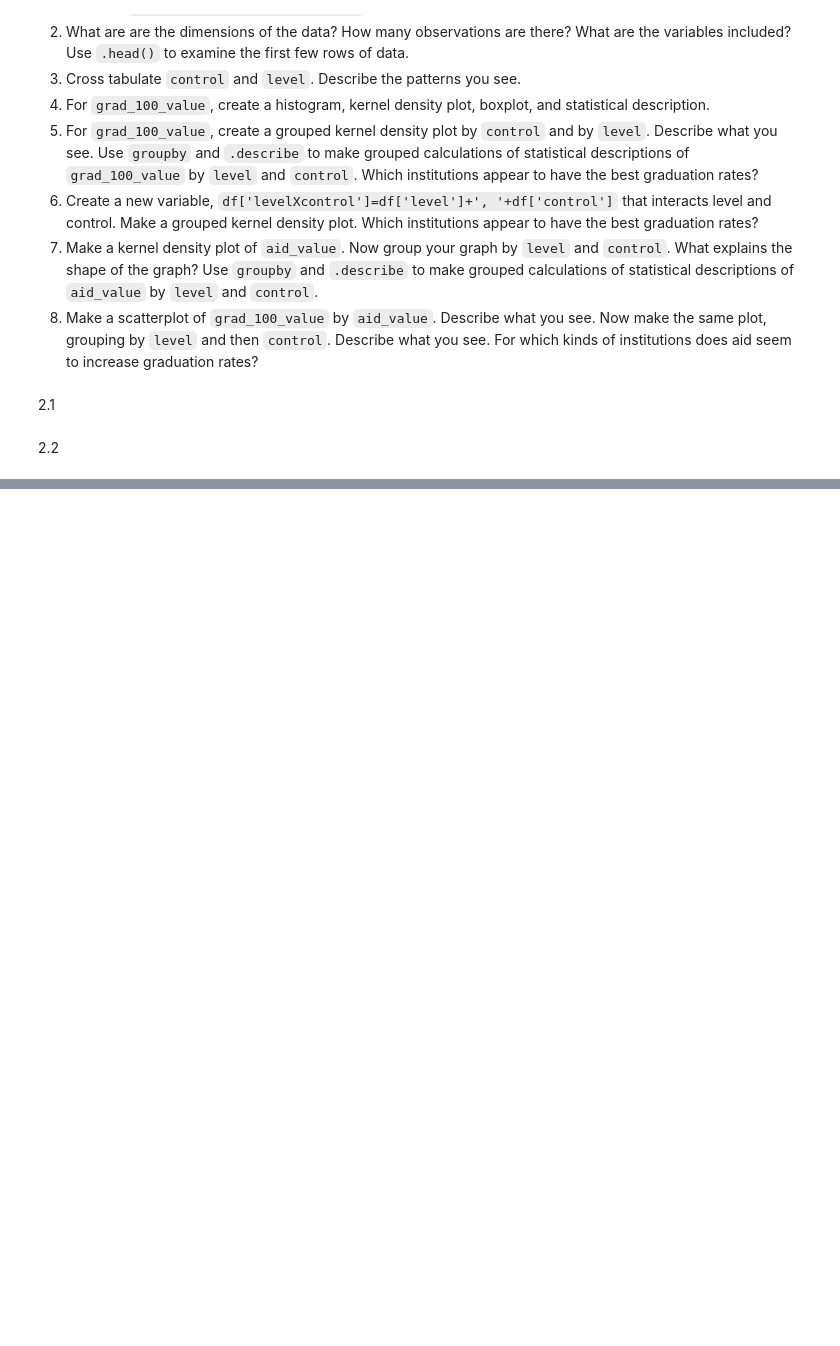
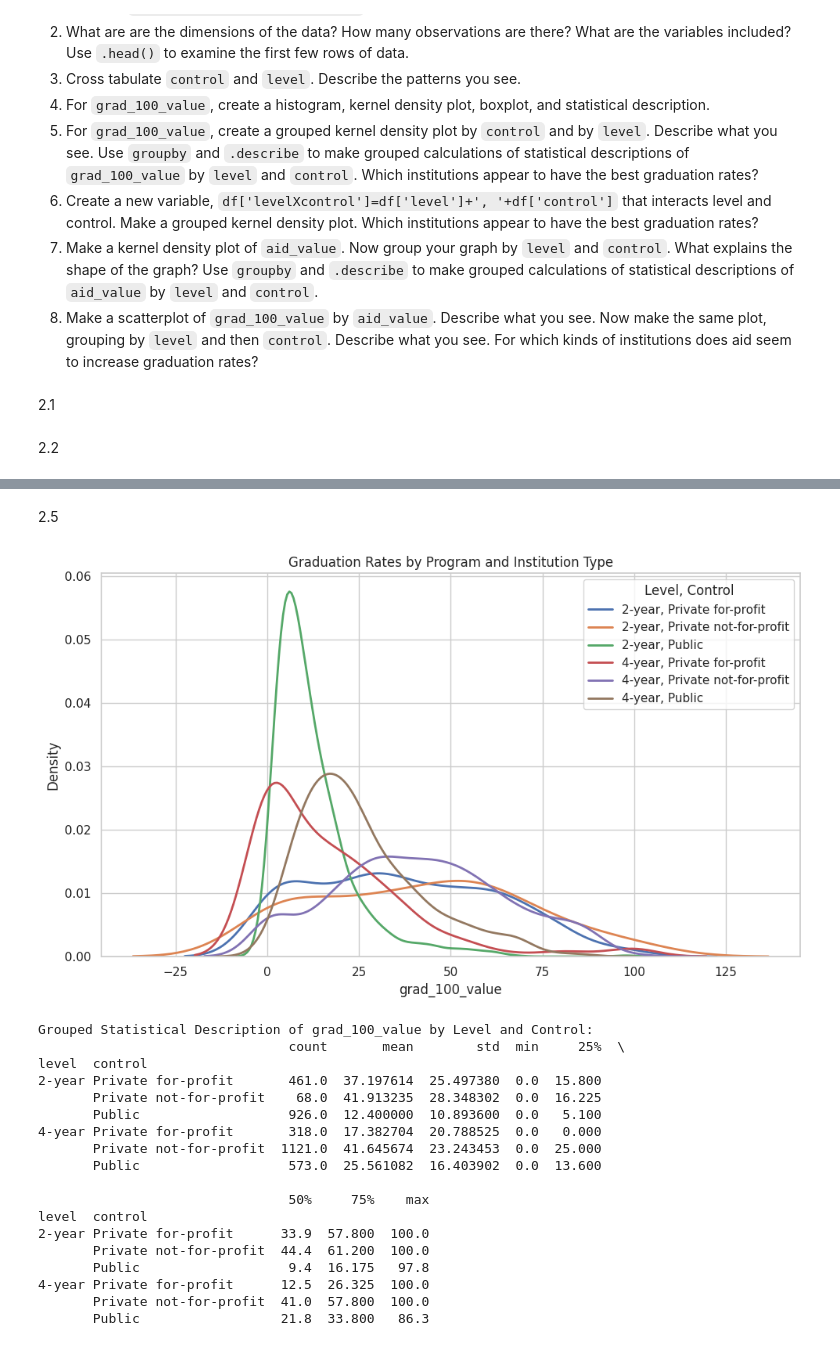
Before and after one commit to amn8ge/visualization_assignment, a Jupyter notebook: assignment.ipynb, the cells around one changed output, grey strips where cells are left out. Cells and saved outputs as stored; diff of their text form; code cells hidden in the pictures; blank space fills up the shorter version.

```diff
--- a/assignment.ipynb
+++ b/assignment.ipynb
@@ -121,0 +184,46 @@ Index(['index', 'unitid', 'chronname', 'city', 'state', 'level', 'control',
+# %% [markdown]
+2.5
+# %%
+plt.figure(figsize=(10, 6))
+sns.set(style="whitegrid") # setting style and grid size
+
+# dropping NA values
+college_grp = college.dropna(subset=['grad_100_value', 'control', 'level'])
+
+# make KDEs grouped by level and control
+for (level, control), group_data in college_grp.groupby(['level', 'control']):
+    sns.kdeplot(group_data['grad_100_value'], label=f'{level}, {control}', linewidth=2)
+
+plt.title('Graduation Rates by Program and Institution Type')
+plt.xlabel('grad_100_value')
+plt.ylabel('Density')
+plt.legend(title='Level, Control')
+plt.tight_layout()
+plt.show()
+
+# 2. Grouped Statistical Descriptions
+grouped_stats = college.groupby(['level', 'control'])['grad_100_value'].describe()
+
+# Display the result
+print("Grouped Statistical Description of grad_100_value by Level and Control:")
+print(grouped_stats)
+# %% [output]
+[figure, added]
+Grouped Statistical Description of grad_100_value by Level and Control:
+                                count       mean        std  min     25%  \
+level  control
+2-year Private for-profit       461.0  37.197614  25.497380  0.0  15.800
+       Private not-for-profit    68.0  41.913235  28.348302  0.0  16.225
+       Public                   926.0  12.400000  10.893600  0.0   5.100
+4-year Private for-profit       318.0  17.382704  20.788525  0.0   0.000
+       Private not-for-profit  1121.0  41.645674  23.243453  0.0  25.000
+       Public                   573.0  25.561082  16.403902  0.0  13.600
+
+                                50%     75%    max
+level  control
+2-year Private for-profit      33.9  57.800  100.0
+       Private not-for-profit  44.4  61.200  100.0
+       Public                   9.4  16.175   97.8
+4-year Private for-profit      12.5  26.325  100.0
+       Private not-for-profit  41.0  57.800  100.0
+       Public                  21.8  33.800   86.3
```
Also changed, not shown: parts of 8 cells of this notebook.
